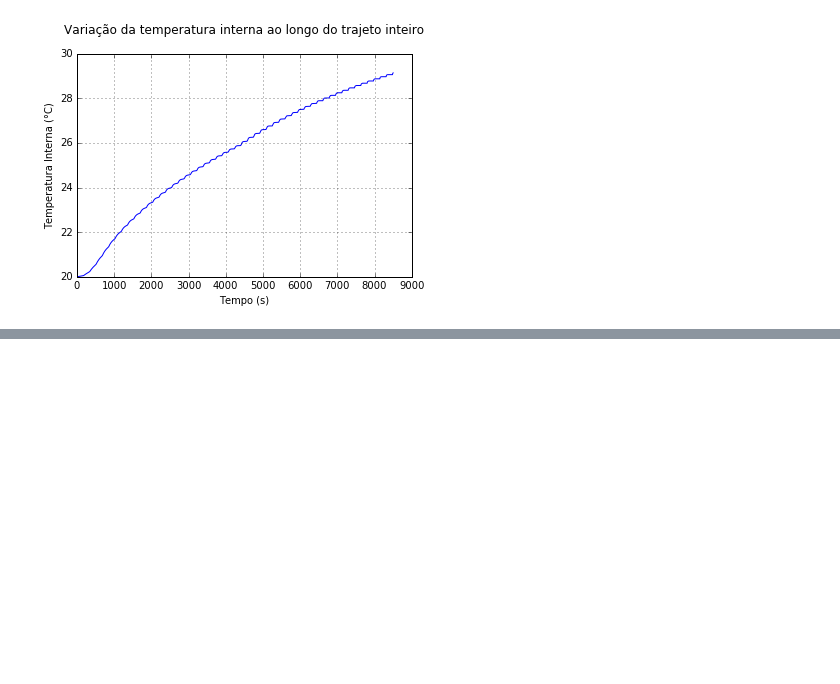
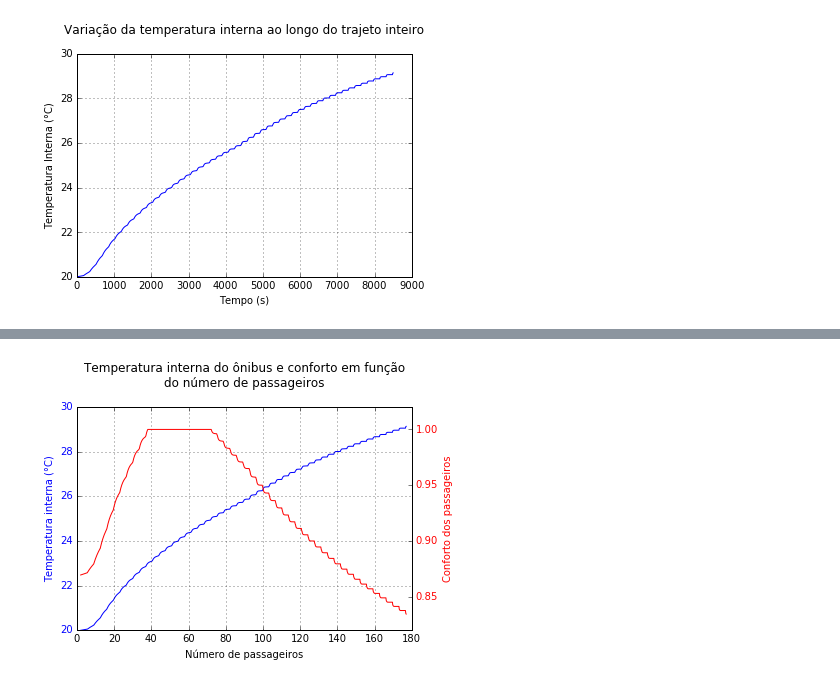
Before and after one commit to lucasfontenla/Projeto2_ModSim_BUS, a Jupyter notebook: Projeto 2 - Ônibus.ipynb, the cells around one changed output, grey strips where cells are left out. Cells and saved outputs as stored; diff of their text form; code cells hidden in the pictures; blank space fills up the shorter version.

```diff
--- a/Projeto 2 - Ônibus.ipynb
+++ b/Projeto 2 - Ônibus.ipynb
@@ -380,0 +375,27 @@ plt.show()
+# %%
+"""Linha do Conforto e Viagem no mesmo gráfico"""
+
+def plotyy(X,Y1,Y2,eixoX,eixoY1,eixoY2,caractere):
+    fig, ax1 = plt.subplots()
+    ax1.plot(X, Y1, 'b' + caractere)
+    ax1.set_xlabel(eixoX)
+    ax1.set_ylabel(eixoY1, color='b')
+    plt.grid(True)
+    for tl in ax1.get_yticklabels():
+        tl.set_color('b')
+
+    ax2 = ax1.twinx()
+    ax2.plot(X, Y2, 'r' + caractere)
+    ax2.axis([0, 180, .82, 1.02])
+    ax2.set_ylabel(eixoY2, color='r')
+    for tl in ax2.get_yticklabels():
+        tl.set_color('r')
+    plt.title("Temperatura interna do ônibus e conforto em função\ndo número de passageiros\n")
+    plt.show()
+
+numero_de_passageiros = linspace(2, numero_de_passageiros[-1], 8500)
+
+plotyy(numero_de_passageiros, T, lista_conforto, 'Número de passageiros', 'Temperatura interna (°C)', 'Conforto dos passageiros'\
+      , '-')
+# %% [output]
+[figure, added]
```
Also changed, not shown: parts of 6 cells of this notebook.
